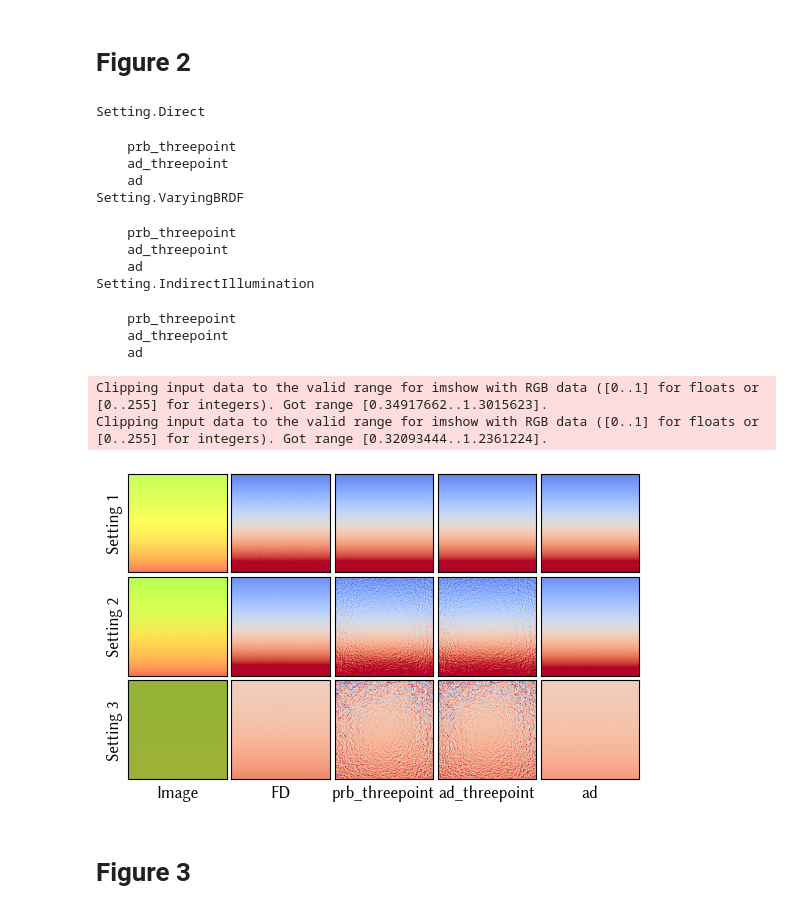
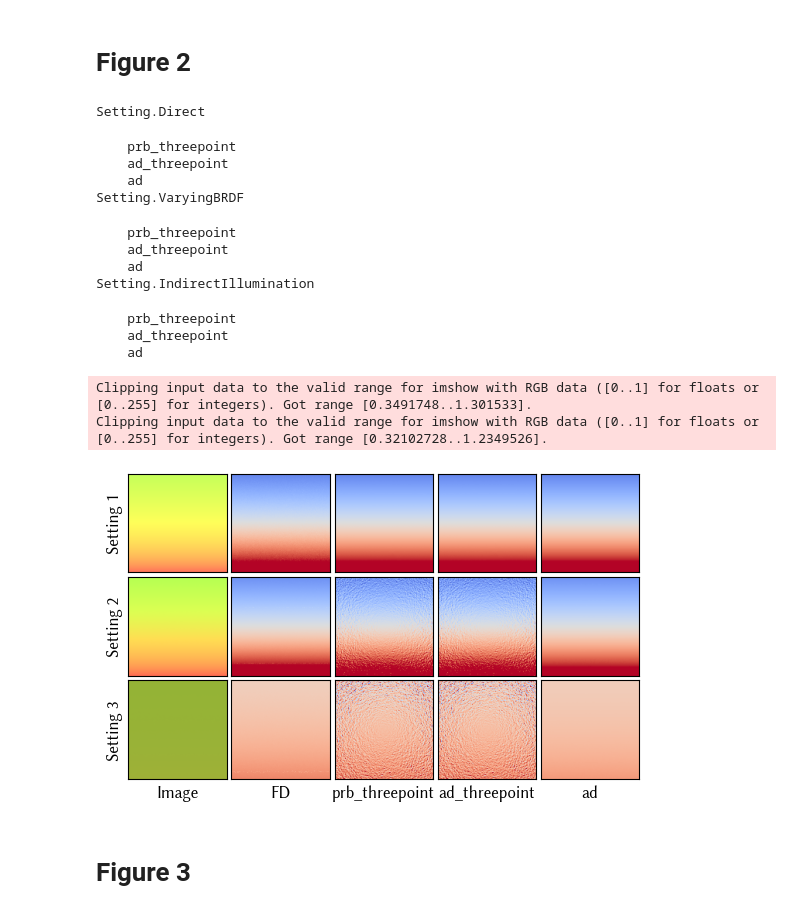
Before and after one commit to mworchel/mitsuba-missing-term, a Jupyter notebook: case_1_indirect_from_spatially_varying_emitter.ipynb, the cells around one changed output. Saved outputs shown, nothing was run; the diff lists cells and outputs as text; code cells hidden in the pictures.

```diff
--- a/case_1_indirect_from_spatially_varying_emitter.ipynb
+++ b/case_1_indirect_from_spatially_varying_emitter.ipynb
@@ -195,25 +195,25 @@ Clipping input data to the valid range for imshow with RGB data ([0..1] for floa
 # %%
 integrators = ["prb_threepoint", "ad_threepoint", "ad"]
 settings    = [Setting.Direct, Setting.VaryingBRDF, Setting.IndirectIllumination] # First two settings succeed with prb_reparam
 
-data = generate_data(integrators, settings, 250**2)
+data = generate_data(integrators, settings, 400**2)
 generate_figure(integrators, data, Path("output/case_1_threepoint.pdf"))
 # %% [output]
 Setting.Direct
     prb_threepoint
     ad_threepoint
     ad
 Setting.VaryingBRDF
     prb_threepoint
     ad_threepoint
     ad
 Setting.IndirectIllumination
     prb_threepoint
     ad_threepoint
     ad
-Clipping input data to the valid range for imshow with RGB data ([0..1] for floats or [0..255] for integers). Got range [0.34917662..1.3015623].
-Clipping input data to the valid range for imshow with RGB data ([0..1] for floats or [0..255] for integers). Got range [0.32093444..1.2361224].
+Clipping input data to the valid range for imshow with RGB data ([0..1] for floats or [0..255] for integers). Got range [0.3491748..1.301533].
+Clipping input data to the valid range for imshow with RGB data ([0..1] for floats or [0..255] for integers). Got range [0.32102728..1.2349526].
-[figure, old version]
+[figure, new version]
 # %% [markdown]
 # Figure 3
 # %%
```
Also changed, not shown: parts of 1 cell of this notebook, 1 other file.
